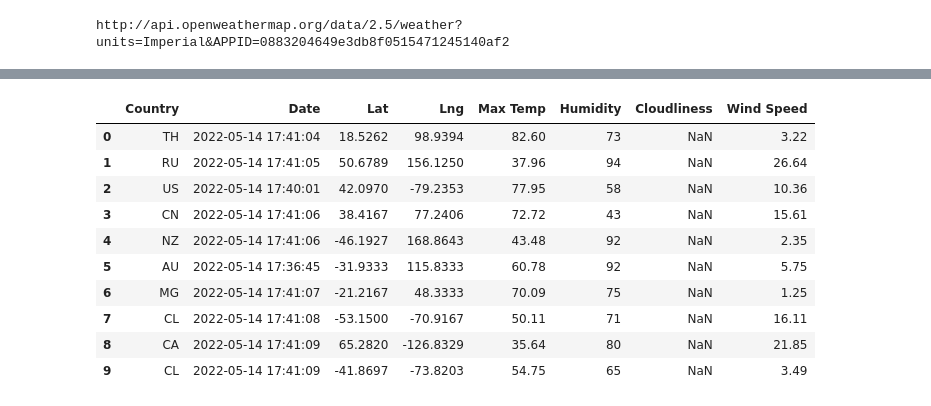
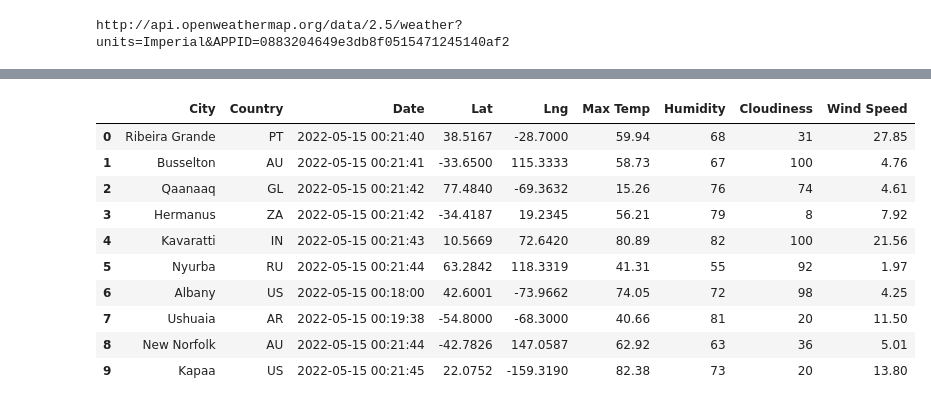
Before and after one commit to OlgaPodolska/World_Weather_Analysis, a Jupyter notebook: WeatherPy.ipynb, the cells around one changed output, grey strips where cells are left out. Saved outputs shown, nothing was run; the diff lists cells and outputs as text; code cells hidden in the pictures.

```diff
--- a/WeatherPy.ipynb
+++ b/WeatherPy.ipynb
@@ -150,20 +150,20 @@ city_data_df.head(10)
 # %%
 # Reorder the columns
-new_order = ["Country","Date", "Lat", "Lng", "Max Temp", "Humidity", "Cloudliness", "Wind Speed"]
+new_order = ["City", "Country","Date", "Lat", "Lng", "Max Temp", "Humidity", "Cloudiness", "Wind Speed"]
 city_data_df=city_data_df.reindex(columns=new_order)
 city_data_df.head(10)
 # %% [output]
-|  | Country | Date | Lat | Lng | Max Temp | Humidity | Cloudliness | Wind Speed |
-| 0 | TH | 2022-05-14 17:41:04 | 18.5262 | 98.9394 | 82.60 | 73 | NaN | 3.22 |
-| 1 | RU | 2022-05-14 17:41:05 | 50.6789 | 156.1250 | 37.96 | 94 | NaN | 26.64 |
-| 2 | US | 2022-05-14 17:40:01 | 42.0970 | -79.2353 | 77.95 | 58 | NaN | 10.36 |
-| 3 | CN | 2022-05-14 17:41:06 | 38.4167 | 77.2406 | 72.72 | 43 | NaN | 15.61 |
-| 4 | NZ | 2022-05-14 17:41:06 | -46.1927 | 168.8643 | 43.48 | 92 | NaN | 2.35 |
-| 5 | AU | 2022-05-14 17:36:45 | -31.9333 | 115.8333 | 60.78 | 92 | NaN | 5.75 |
-| 6 | MG | 2022-05-14 17:41:07 | -21.2167 | 48.3333 | 70.09 | 75 | NaN | 1.25 |
-| 7 | CL | 2022-05-14 17:41:08 | -53.1500 | -70.9167 | 50.11 | 71 | NaN | 16.11 |
-| 8 | CA | 2022-05-14 17:41:09 | 65.2820 | -126.8329 | 35.64 | 80 | NaN | 21.85 |
-| 9 | CL | 2022-05-14 17:41:09 | -41.8697 | -73.8203 | 54.75 | 65 | NaN | 3.49 |
+|  | City | Country | Date | Lat | Lng | Max Temp | Humidity | Cloudiness | Wind Speed |
+| 0 | Ribeira Grande | PT | 2022-05-15 00:21:40 | 38.5167 | -28.7000 | 59.94 | 68 | 31 | 27.85 |
+| 1 | Busselton | AU | 2022-05-15 00:21:41 | -33.6500 | 115.3333 | 58.73 | 67 | 100 | 4.76 |
+| 2 | Qaanaaq | GL | 2022-05-15 00:21:42 | 77.4840 | -69.3632 | 15.26 | 76 | 74 | 4.61 |
+| 3 | Hermanus | ZA | 2022-05-15 00:21:42 | -34.4187 | 19.2345 | 56.21 | 79 | 8 | 7.92 |
+| 4 | Kavaratti | IN | 2022-05-15 00:21:43 | 10.5669 | 72.6420 | 80.89 | 82 | 100 | 21.56 |
+| 5 | Nyurba | RU | 2022-05-15 00:21:44 | 63.2842 | 118.3319 | 41.31 | 55 | 92 | 1.97 |
+| 6 | Albany | US | 2022-05-15 00:18:00 | 42.6001 | -73.9662 | 74.05 | 72 | 98 | 4.25 |
+| 7 | Ushuaia | AR | 2022-05-15 00:19:38 | -54.8000 | -68.3000 | 40.66 | 81 | 20 | 11.50 |
+| 8 | New Norfolk | AU | 2022-05-15 00:21:44 | -42.7826 | 147.0587 | 62.92 | 63 | 36 | 5.01 |
+| 9 | Kapaa | US | 2022-05-15 00:21:45 | 22.0752 | -159.3190 | 82.38 | 73 | 20 | 13.80 |
 # %%
 # Create the output file (CSV).
 output_data_file = "weather_data/cities.csv"
```
Also changed, not shown: parts of 27 cells of this notebook, 12 other files.
